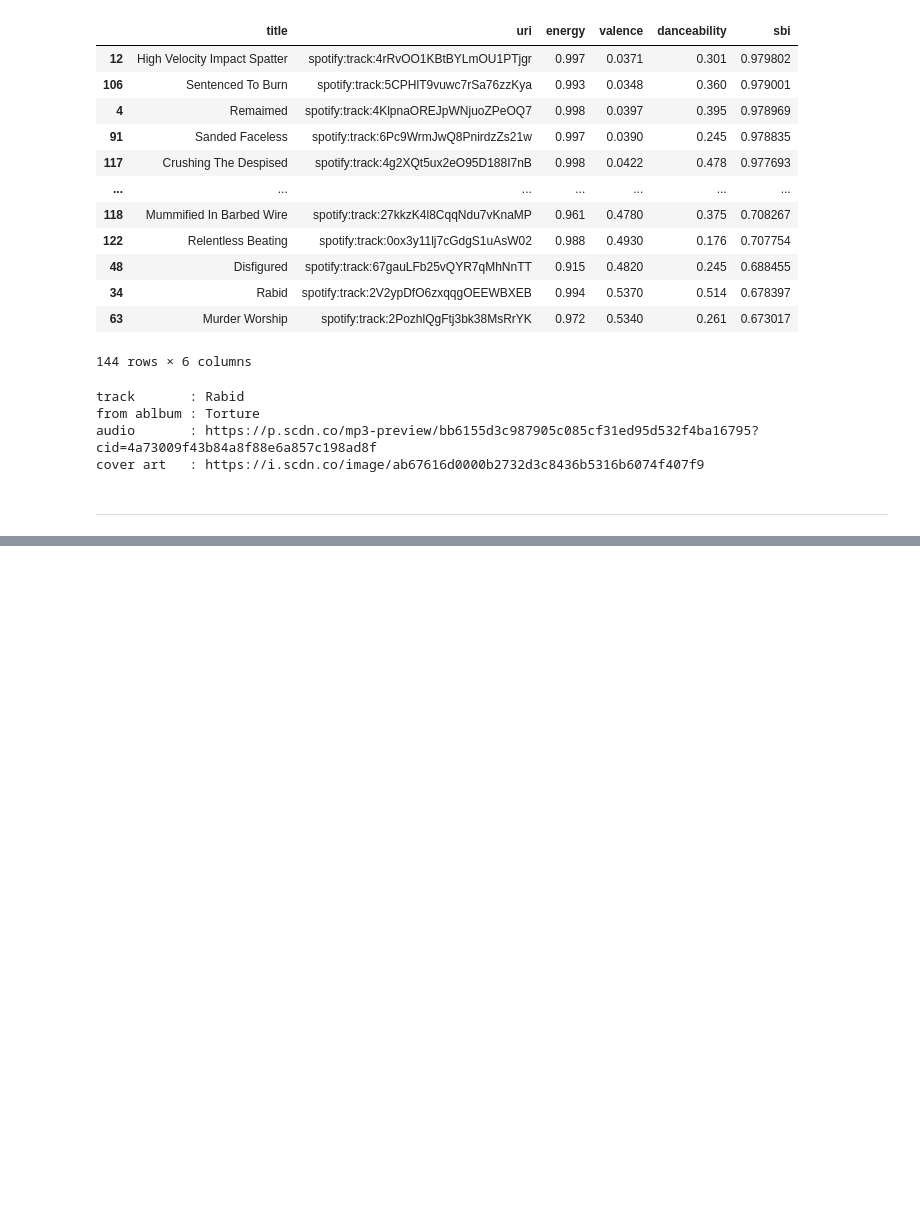
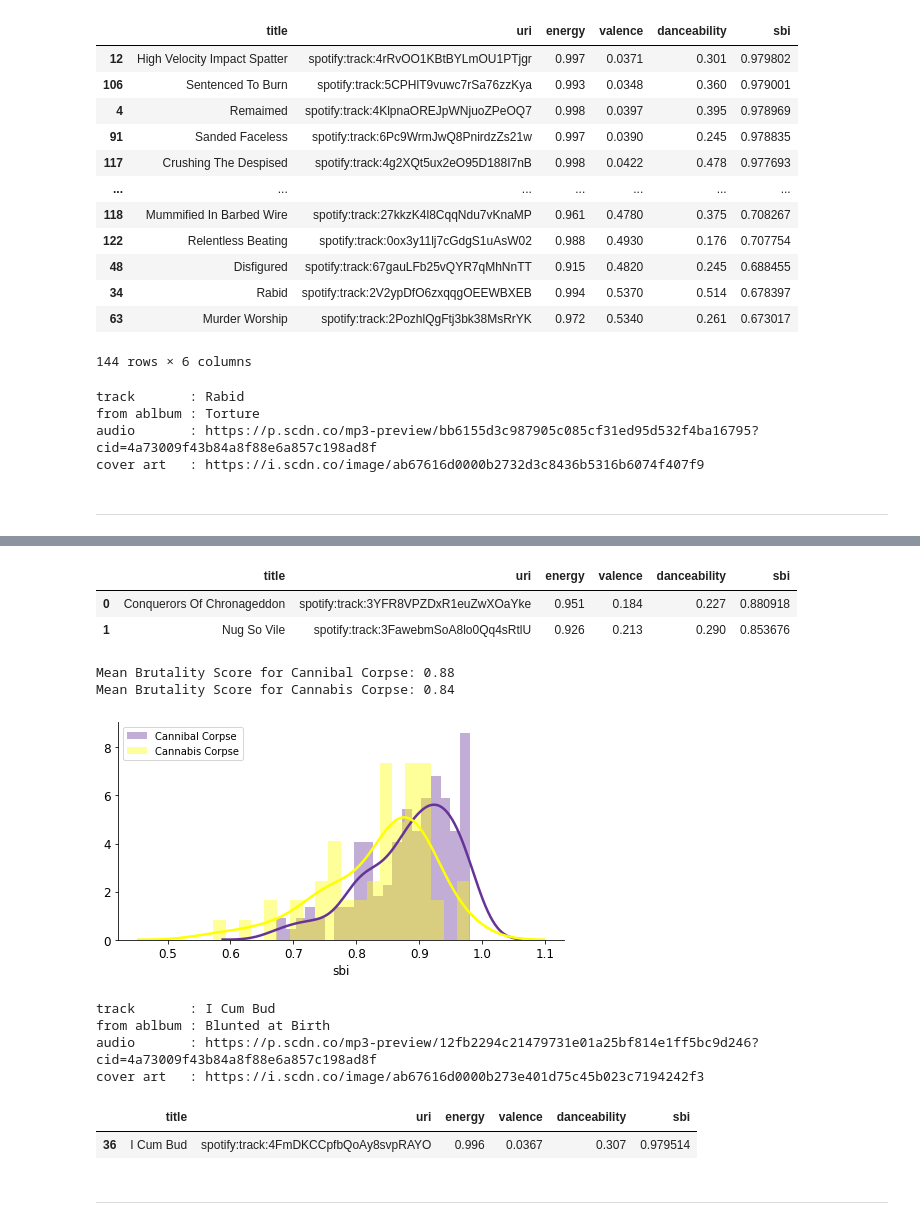
Before and after one commit to rbuerki/most-brutal-cannibal-corpse, a Jupyter notebook: 1-Audio-Analysis.ipynb, the cells around one changed output, grey strips where cells are left out. Cells and saved outputs as stored; diff of their text form; code cells hidden in the pictures; blank space fills up the shorter version.

```diff
--- a/1-Audio-Analysis.ipynb
+++ b/1-Audio-Analysis.ipynb
@@ -313,0 +317,12 @@ song_data.to_csv('data/processed/audio_data.csv', index=False)
+# %%
+# Retrieve data from API
+
+name2 = "Cannabis Corpse"
+
+artist_uri2 = get_artist_uri(name2)
+artist_albums2 = get_artist_albums(artist_uri2)
+artist_albums_uri2 = get_clean_album_uri_list(artist_albums2, albums_to_delete=None)
+full_tracklist2 = get_full_tracklist_dict(artist_albums_uri2)
+audio_features_dict2 = get_audio_features_dict(full_tracklist2)
+pprint(list(audio_features_dict2.items())[:2])
+print("\nTotal Number of songs:", len(audio_features_dict2))
@@ -313,0 +337,55 @@ song_data.to_csv('data/processed/audio_data.csv', index=False)
+# %%
+# Construct DataFrame
+
+temp_df1 = pd.DataFrame(full_tracklist2.items(), columns = ['title', 'uri'])
+temp_df2 = pd.DataFrame(audio_features_dict2.items(), columns = ['uri', 'features'])
+assert len(temp_df1) == len(temp_df2)
+song_data2 = pd.merge(temp_df1, temp_df2, on=['uri'])
+
+song_data2['energy'] = song_data2['uri'].apply(lambda x: audio_features_dict2[x]['energy'])
+song_data2['valence'] = song_data2['uri'].apply(lambda x: audio_features_dict2[x]['valence'])
+song_data2['danceability'] = song_data2['uri'].apply(lambda x: audio_features_dict2[x]['danceability'])
+song_data2.drop('features', axis=1, inplace=True)
+# %%
+# Calculae SBI
+
+song_data2['sbi'] = song_data2.apply(lambda x: calc_sbi(x['valence'], x['energy']), axis=1)
+display(song_data2.head(2))
+# %% [output]
+|  | title | uri | energy | valence | danceability | sbi |
+| 0 | Conquerors Of Chronageddon | spotify:track:3YFR8VPZDxR1euZwXOaYke | 0.951 | 0.184 | 0.227 | 0.880918 |
+| 1 | Nug So Vile | spotify:track:3FawebmSoA8lo0Qq4sRtlU | 0.926 | 0.213 | 0.290 | 0.853676 |
+# %%
+# Compare Brutality of Cannibal Corpse and Cannabis Corpse
+
+print(f"Mean Brutality Score for {name}: {song_data['sbi'].mean():.2f}")
+print(f"Mean Brutality Score for {name2}: {song_data2['sbi'].mean():.2f}")
+# %% [output]
+Mean Brutality Score for Cannibal Corpse: 0.88
+Mean Brutality Score for Cannabis Corpse: 0.84
+# %%
+plt.figure(figsize=(8,4))
+sns.distplot(song_data['sbi'], bins=20, label=name);
+sns.distplot(song_data2['sbi'], color='yellow', bins=20, label=name2);
+plt.legend(loc='upper left');
+# %% [output]
+[figure, added]
+# %%
+most_brutal_uri2 = song_data2['uri'].loc[song_data2['sbi'] == song_data2['sbi'].max()].values[0]
+results = sp.track(most_brutal_uri2)
+print('track       : ' + results['name'])
+print('from ablbum : ' + results['album']['name'])
+print('audio       : ' + results['preview_url'])
+print('cover art   : ' + results['album']['images'][0]['url'])
+# %% [output]
+track       : I Cum Bud
+from ablbum : Blunted at Birth
+audio       : https://p.scdn.co/mp3-preview/12fb2294c21479731e01a25bf814e1ff5bc9d246?cid=4a73009f43b84a8f88e6a857c198ad8f
+cover art   : https://i.scdn.co/image/ab67616d0000b273e401d75c45b023c7194242f3
+# %%
+song_data2.nlargest(1, 'sbi')
+# %% [output]
+|  | title | uri | energy | valence | danceability | sbi |
+| 36 | I Cum Bud | spotify:track:4FmDKCCpfbQoAy8svpRAYO | 0.996 | 0.0367 | 0.307 | 0.979514 |
+# %% [markdown]
+---
```
Also changed, not shown: parts of 4 cells of this notebook.
